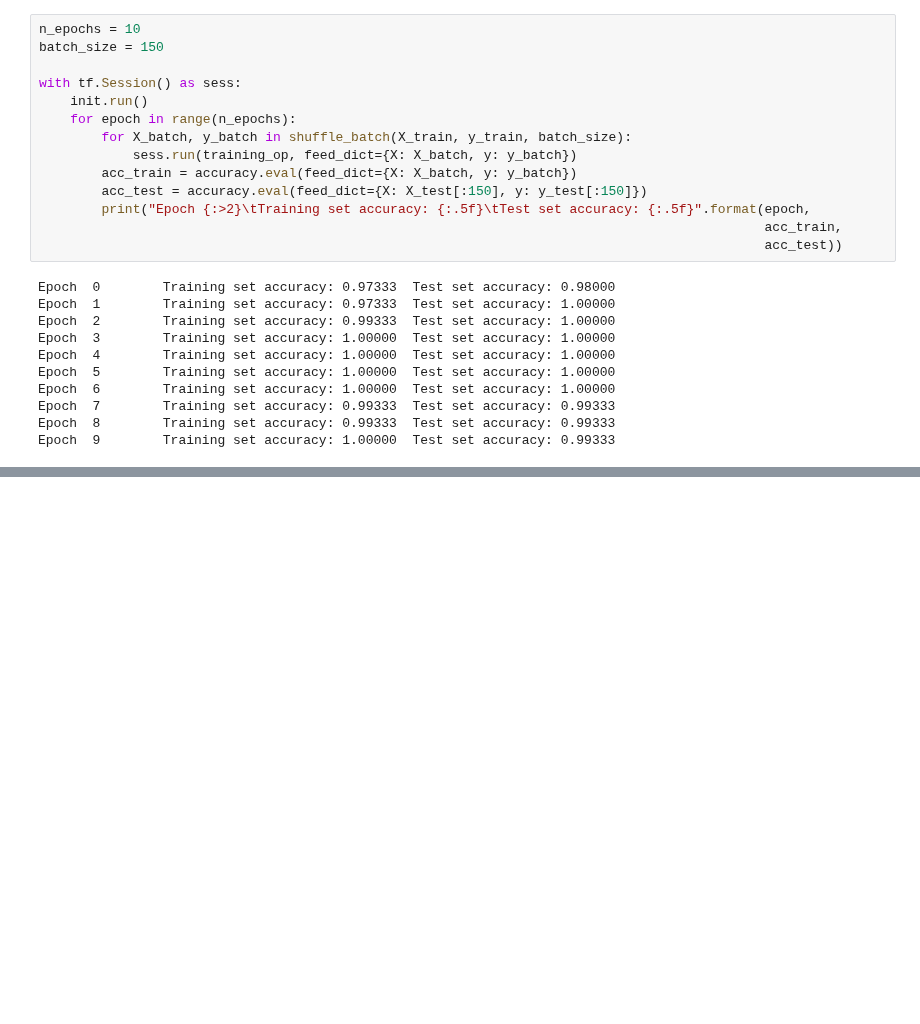
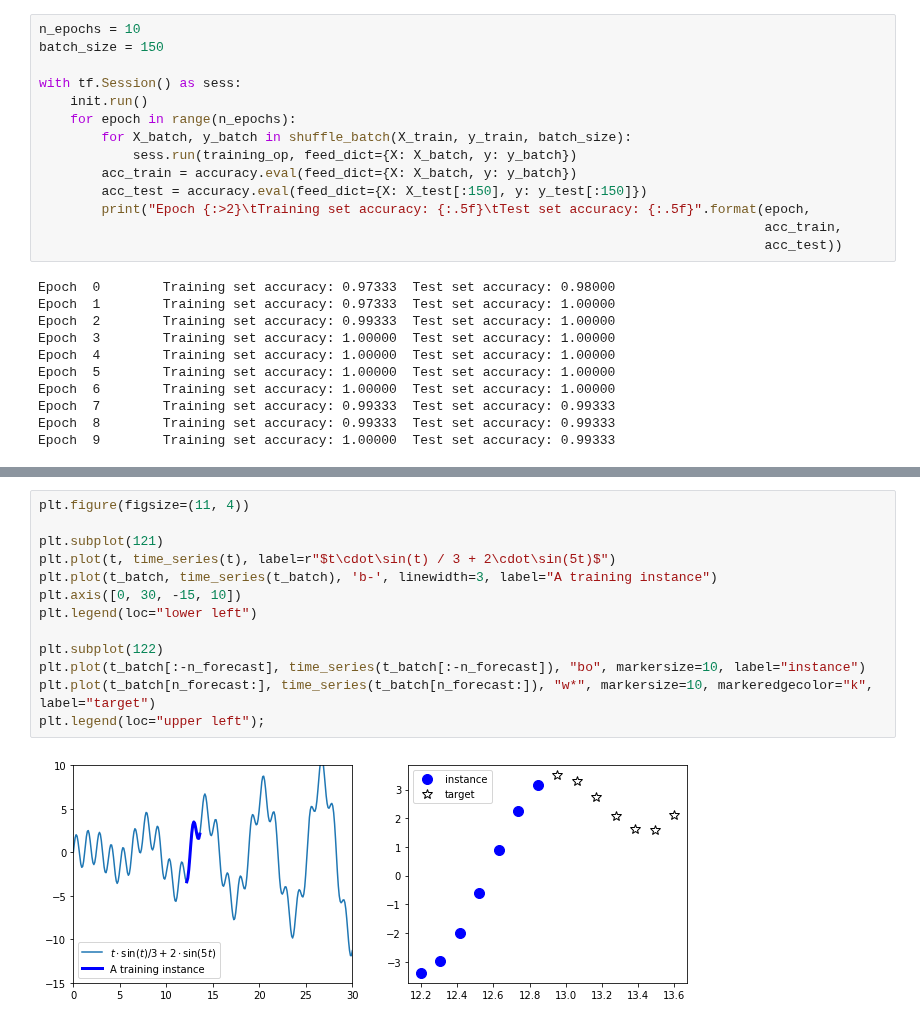
Before and after one commit to Schnell5/ML, a Jupyter notebook: notebooks/TensorFlow_RNN.ipynb, the cells around one changed output, grey strips where cells are left out. Drawn from its saved outputs; the diff is of its cells as text; blank space fills up the shorter version.

```diff
--- a/notebooks/TensorFlow_RNN.ipynb
+++ b/notebooks/TensorFlow_RNN.ipynb
@@ -900,0 +997,15 @@ Epoch  9        Training set accuracy: 1.00000  Test set accuracy: 0.99333
+# %%
+plt.figure(figsize=(11, 4))
+
+plt.subplot(121)
+plt.plot(t, time_series(t), label=r"$t\cdot\sin(t) / 3 + 2\cdot\sin(5t)$")
+plt.plot(t_batch, time_series(t_batch), 'b-', linewidth=3, label="A training instance")
+plt.axis([0, 30, -15, 10])
+plt.legend(loc="lower left")
+
+plt.subplot(122)
+plt.plot(t_batch[:-n_forecast], time_series(t_batch[:-n_forecast]), "bo", markersize=10, label="instance")
+plt.plot(t_batch[n_forecast:], time_series(t_batch[n_forecast:]), "w*", markersize=10, markeredgecolor="k", label="target")
+plt.legend(loc="upper left");
+# %% [output]
+[figure, added]
```
Also changed, not shown: parts of 27 cells of this notebook.
